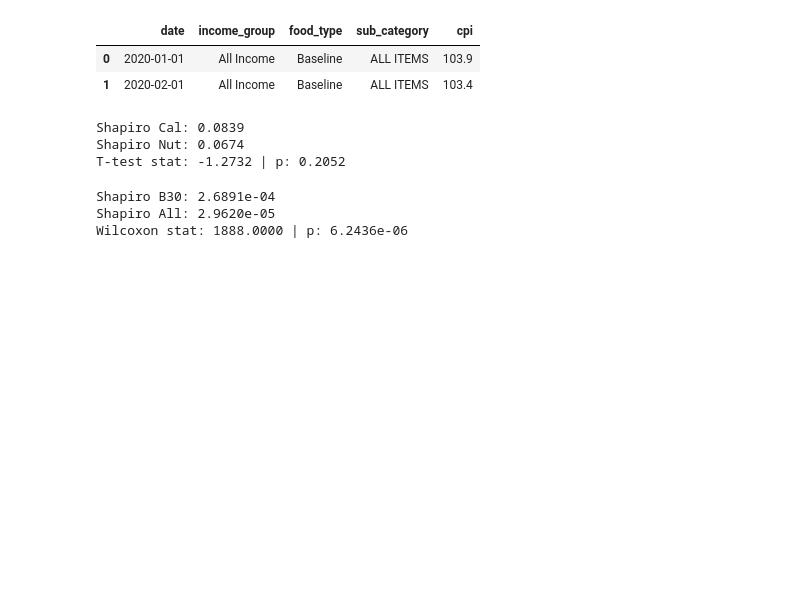
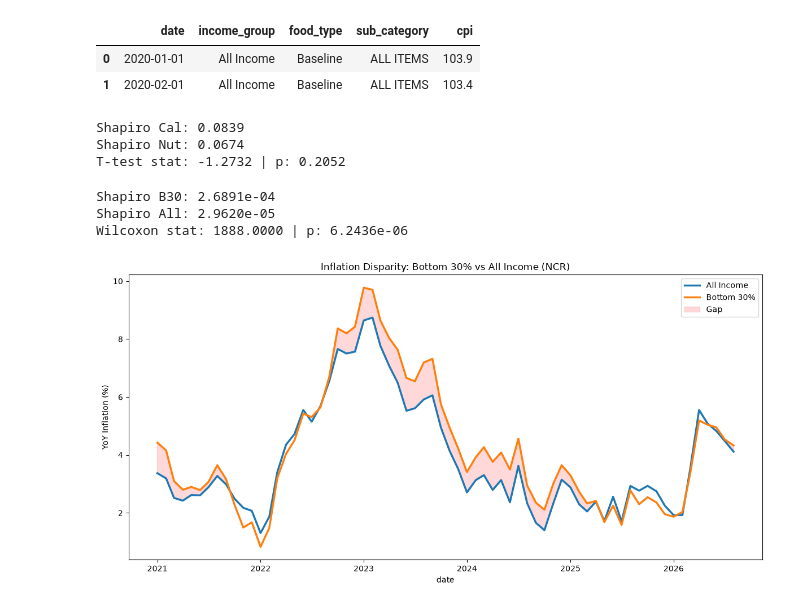
Before and after one commit to ptrn23/cs132-group7, a Jupyter notebook: data/eda.ipynb, the cells around one changed output. Drawn from its saved outputs; the diff is of its cells as text; code cells hidden in the pictures; blank space fills up the shorter version.

Commit message:
feat: push graphs

```diff
--- a/data/eda.ipynb
+++ b/data/eda.ipynb
@@ -61,3 +61,20 @@ print(f"Wilcoxon stat: {stat:.4f} | p: {p_val:.4e}")
 Shapiro B30: 2.6891e-04
 Shapiro All: 2.9620e-05
 Wilcoxon stat: 1888.0000 | p: 6.2436e-06
+# %%
+plt.figure(figsize=(12, 6))
+
+piv = rq2.pivot(index='date', columns='income_group', values='inf').dropna()
+sns.lineplot(data=rq2, x='date', y='inf', hue='income_group', lw=2.5)
+plt.fill_between(piv.index, piv['All Income'], piv['Bottom 30%'], where=(piv['Bottom 30%'] > piv['All Income']), color='red', alpha=0.15, label='Gap')
+
+plt.title('Inflation Disparity: Bottom 30% vs All Income (NCR)')
+plt.ylabel('YoY Inflation (%)')
+
+h, l = plt.gca().get_legend_handles_labels()
+plt.legend(h, l)
+
+plt.tight_layout()
+plt.savefig('../static/rq2_gap.png')
+# %% [output]
+[figure, added]
```
Also changed, not shown: parts of 1 cell of this notebook, 2 other files.
